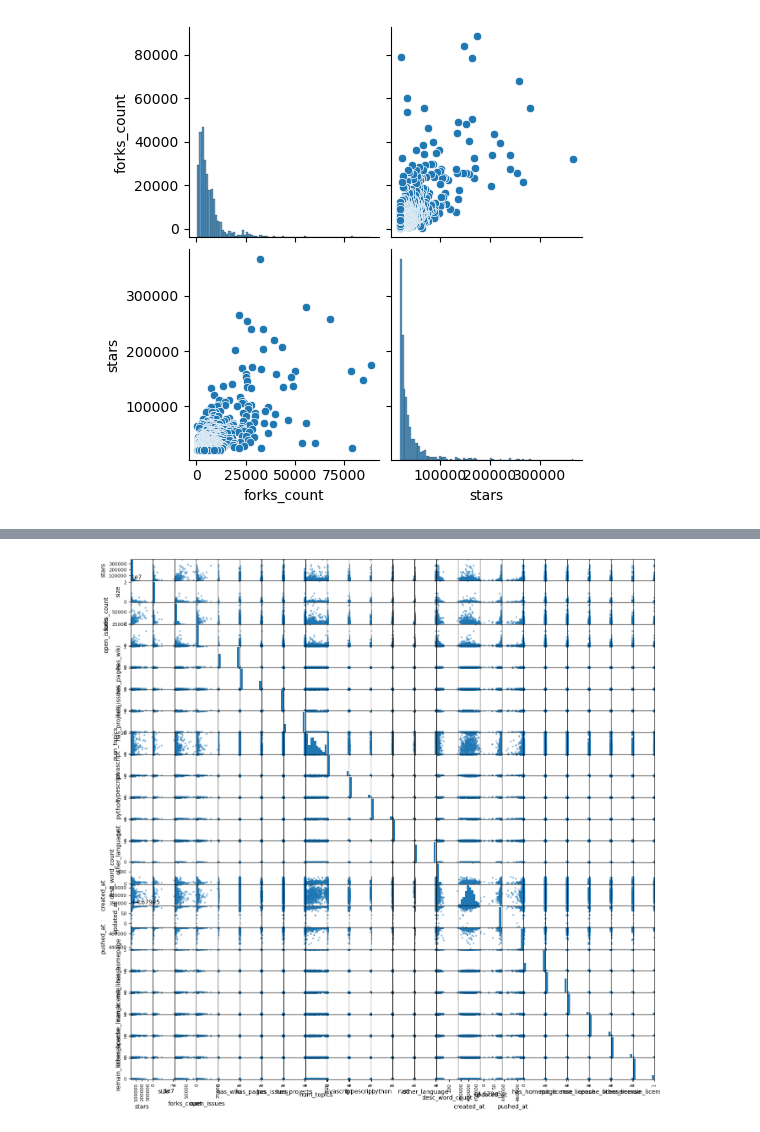
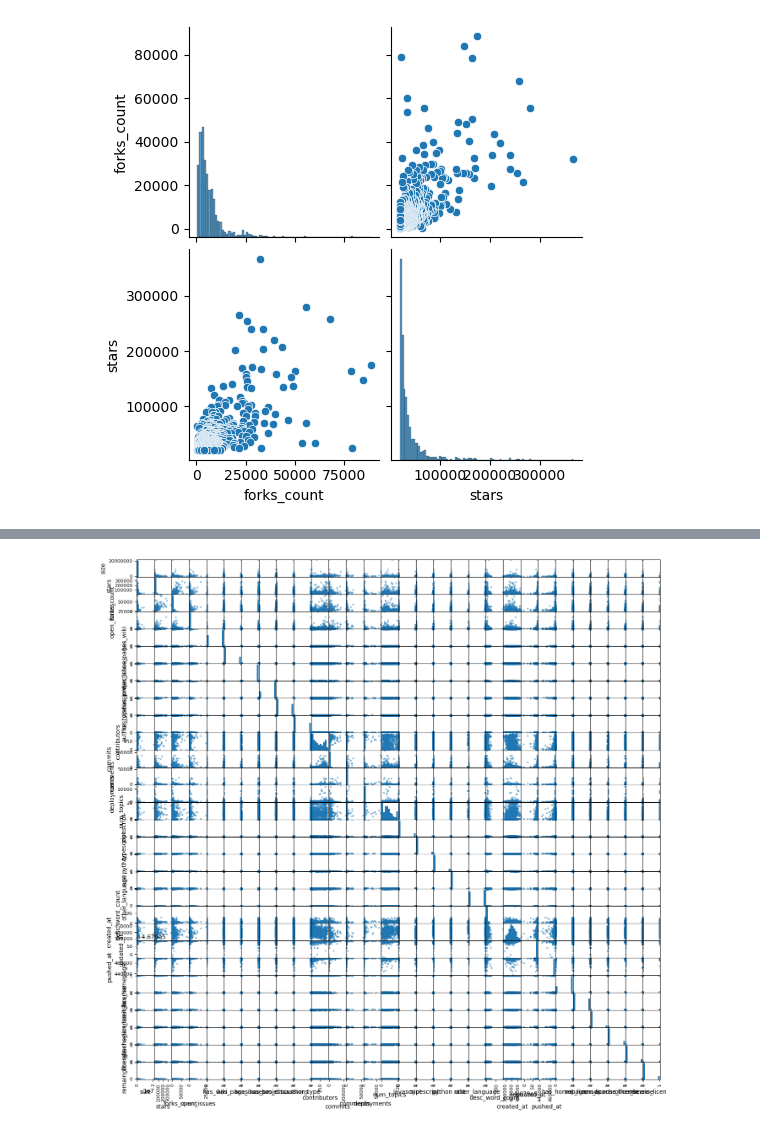
Before and after one commit to EmaDulj/Data-Engineering-II-Project, a Jupyter notebook: visualization.ipynb, the cells around one changed output, grey strips where cells are left out. Saved outputs shown, nothing was run; the diff lists cells and outputs as text; code cells hidden in the pictures.

```diff
--- a/visualization.ipynb
+++ b/visualization.ipynb
@@ -70,7 +70,11 @@ from sklearn.linear_model import LogisticRegression
 from sklearn.svm import SVR
 from sklearn.ensemble import RandomForestRegressor
 
-df = pd.read_csv("1000random.csv")
+df = pd.read_csv('fullset_with_more_fields.csv')
+for column in df.columns:
+    df = df.drop(df[df[str(column)] == 'ERROR'].index)
+df['author_type'] = df.author_type.apply(lambda x: 1 if x=='User' else 0)
+df = df.astype('int')
 X = df.drop(['stars'], axis=1)
 y = df['stars']
 
@@ -79,7 +83,7 @@ y = df['stars']
 model = RandomForestRegressor(n_jobs=-1, n_estimators=200, verbose=1, random_state=42)
 
 # create the RFE model and select amount of features
-rfe = RFE(model, n_features_to_select=20)
+rfe = RFE(model, n_features_to_select=25)
 rfe = rfe.fit(X, y)
 # summarize the selection of the attributes
 print(rfe.support_)
@@ -87,7 +91,11 @@ print(rfe.ranking_)
 #print(rfe.feature_names_in_)
 
 
-df = pd.read_csv("1000random.csv")
+df = pd.read_csv('fullset_with_more_fields.csv')
+for column in df.columns:
+    df = df.drop(df[df[str(column)] == 'ERROR'].index)
+df['author_type'] = df.author_type.apply(lambda x: 1 if x=='User' else 0)
+df = df.astype('int')
 df2 = df.drop(['stars'], axis=1)
 n = 0
 lis = df2.columns
@@ -159,12 +169,15 @@ Name: Features, dtype: object
 # %%
 #df = pd.read_csv('with_author_details.csv')
 #df['author_type'] = df.author_type.apply(lambda x: 1 if x=='User' else 0)
 #
-df = pd.read_csv('1000random.csv')
+df = pd.read_csv('fullset_with_more_fields.csv')
+for column in df.columns:
+    df = df.drop(df[df[str(column)] == 'ERROR'].index)
+df['author_type'] = df.author_type.apply(lambda x: 1 if x=='User' else 0)
 df = df.astype('int')
 pd.plotting.scatter_matrix(df,figsize=(16,16));
 # %% [output]
-[figure, old version]
+[figure, new version]
 # %%
 from joblib import dump, load
 from numpy import loadtxt
```
Also changed, not shown: parts of 6 cells of this notebook, 9 other files.
